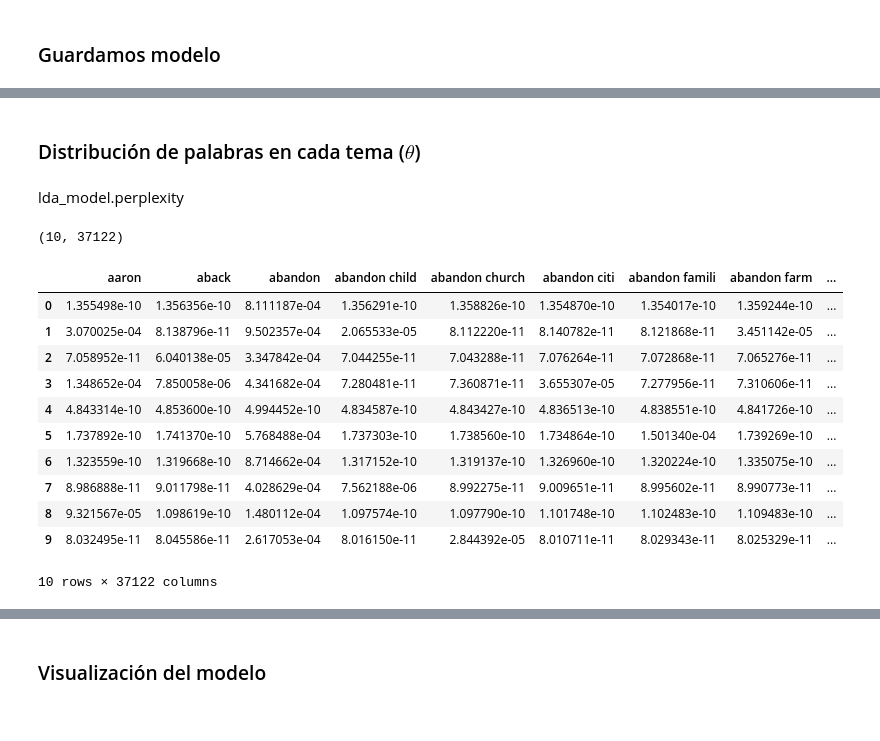
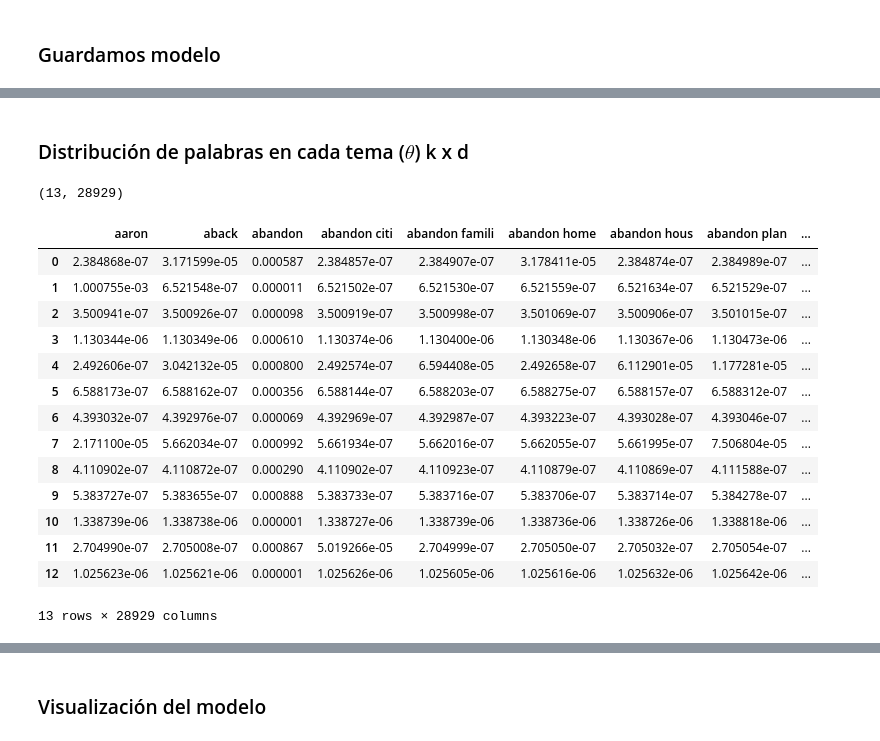
Before and after one commit to AnIsAsPe/Recomendaci-n-de-libros-usando-LDA, a Jupyter notebook: Notebooks/Recomendación_de_libros_usando_LDA.ipynb, the cells around one changed output, grey strips where cells are left out. Saved outputs shown, nothing was run; the diff lists cells and outputs as text; code cells hidden in the pictures.

```diff
--- a/Notebooks/Recomendación_de_libros_usando_LDA.ipynb
+++ b/Notebooks/Recomendación_de_libros_usando_LDA.ipynb
@@ -271,0 +202,7 @@ df.loc[12350,'Summary']
+# %%
+# Incluiremos en el dataset solamente resumentes con más de 30 palabras y menos de 1313 (sacrificando 7.5% de los datos)
+quantile_025 = datos['len Summary'].quantile(0.025)
+quantile_095 = datos['len Summary'].quantile(0.95)
+filtro = (datos['len Summary'] > quantile_025) & (datos['len Summary'] < quantile_095)
+df = datos[filtro].copy().reset_index(drop=True)
+df.shape
@@ -274,23 +213,24 @@ df.loc[12350,'Summary']
 # %% [markdown]
 ## Vectorización de textos
 # %%
+st = PorterStemmer()
+stop_words = re.compile(r'\b(' + r'|'.join(stopwords.words('english')) + r')\b\s*')
+
 def preprocesar(texto):
-  #convierte a minúsculas
-  texto = (texto).lower()
+      # Convierte a minúsculas
+      texto = (texto).lower()
 
-  #elimina stopwords
-  stop = re.compile(r'\b(' + r'|'.join(stopwords.words('english')) + r')\b\s*')
-  texto = stop.sub('', texto)
+      # Elimina stopwords
+      texto = stop_words.sub('', texto)
+      # Elimina puntuación y números
+      texto = re.sub('[^a-z]+', ' ', texto)
 
-  #Quitar puntuación y números
-  texto = re.sub('[^ña-z]+', ' ', texto)
+      # Normalización y eliminación palabras que tengan menos de tres caracteres
+      texto = texto.split()
+      stemmed_words = [st.stem(i) for i in texto if len(i)>2]
+      texto = ' '.join(stemmed_words)
 
-  #lematizar y quedarnos con palabras que tengan más de tres caracteres
-  st = PorterStemmer()
-  texto = texto.split()
-  texto = ' '.join([st.stem(i) for i in texto if len(i)>2])
-
-  return(texto)
+      return(texto)
 # %%
 df['Summary_pp'] = df['Summary'].apply(preprocesar)
 df.head()
@@ -354,0 +291,4 @@ pickle.dump(tuple_models, open (path + "tuple_model_books_k10.pkl", 'wb'))
+# %%
+import pickle
+path = '/content/drive/MyDrive/Modelos/modelosLDA/LDA Books/'
+lda_model, BOW, vectorizer = pickle.load(open(path + "tuple_model_books_k13.pkl", 'rb'))
@@ -359,4 +300,0 @@ lda_model.perplexity(BOW)
-# %%
-import pickle
-path = '/content/drive/MyDrive/Modelos/modelosLDA/LDA Books/'
-lda_model, BOW, vectorizer = pickle.load(open(path + "tuple_model_books_k10.pkl", 'rb'))
@@ -401,24 +337,26 @@ df_lda.head(2)
 # %% [markdown]
-### Distribución de palabras en cada tema ($\theta$)
+### Distribución de palabras en cada tema ($\theta$) k x d
-# %% [markdown]
-lda_model.perplexity
 # %%
-θs = pd.DataFrame(lda_model.exp_dirichlet_component_,
+word_distribution_topic = lda_model.components_ /lda_model.components_.sum(axis=1)[:, np.newaxis]
+θs = pd.DataFrame(word_distribution_topic,
                          columns=vocabulario)
 print(θs.shape)
 θs
 # %% [output]
-(10, 37122)
+(13, 28929)
-|  | aaron | aback | abandon | abandon child | abandon church | abandon citi | abandon famili | abandon farm | ... |
-| 0 | 1.355498e-10 | 1.356356e-10 | 8.111187e-04 | 1.356291e-10 | 1.358826e-10 | 1.354870e-10 | 1.354017e-10 | 1.359244e-10 | ... |
-| 1 | 3.070025e-04 | 8.138796e-11 | 9.502357e-04 | 2.065533e-05 | 8.112220e-11 | 8.140782e-11 | 8.121868e-11 | 3.451142e-05 | ... |
-| 2 | 7.058952e-11 | 6.040138e-05 | 3.347842e-04 | 7.044255e-11 | 7.043288e-11 | 7.076264e-11 | 7.072868e-11 | 7.065276e-11 | ... |
-| 3 | 1.348652e-04 | 7.850058e-06 | 4.341682e-04 | 7.280481e-11 | 7.360871e-11 | 3.655307e-05 | 7.277956e-11 | 7.310606e-11 | ... |
-| 4 | 4.843314e-10 | 4.853600e-10 | 4.994452e-10 | 4.834587e-10 | 4.843427e-10 | 4.836513e-10 | 4.838551e-10 | 4.841726e-10 | ... |
-| 5 | 1.737892e-10 | 1.741370e-10 | 5.768488e-04 | 1.737303e-10 | 1.738560e-10 | 1.734864e-10 | 1.501340e-04 | 1.739269e-10 | ... |
-| 6 | 1.323559e-10 | 1.319668e-10 | 8.714662e-04 | 1.317152e-10 | 1.319137e-10 | 1.326960e-10 | 1.320224e-10 | 1.335075e-10 | ... |
-| 7 | 8.986888e-11 | 9.011798e-11 | 4.028629e-04 | 7.562188e-06 | 8.992275e-11 | 9.009651e-11 | 8.995602e-11 | 8.990773e-11 | ... |
-| 8 | 9.321567e-05 | 1.098619e-10 | 1.480112e-04 | 1.097574e-10 | 1.097790e-10 | 1.101748e-10 | 1.102483e-10 | 1.109483e-10 | ... |
-| 9 | 8.032495e-11 | 8.045586e-11 | 2.617053e-04 | 8.016150e-11 | 2.844392e-05 | 8.010711e-11 | 8.029343e-11 | 8.025329e-11 | ... |
+|  | aaron | aback | abandon | abandon citi | abandon famili | abandon home | abandon hous | abandon plan | ... |
+| 0 | 2.384868e-07 | 3.171599e-05 | 0.000587 | 2.384857e-07 | 2.384907e-07 | 3.178411e-05 | 2.384874e-07 | 2.384989e-07 | ... |
+| 1 | 1.000755e-03 | 6.521548e-07 | 0.000011 | 6.521502e-07 | 6.521530e-07 | 6.521559e-07 | 6.521634e-07 | 6.521529e-07 | ... |
+| 2 | 3.500941e-07 | 3.500926e-07 | 0.000098 | 3.500919e-07 | 3.500998e-07 | 3.501069e-07 | 3.500906e-07 | 3.501015e-07 | ... |
+| 3 | 1.130344e-06 | 1.130349e-06 | 0.000610 | 1.130374e-06 | 1.130400e-06 | 1.130348e-06 | 1.130367e-06 | 1.130473e-06 | ... |
+| 4 | 2.492606e-07 | 3.042132e-05 | 0.000800 | 2.492574e-07 | 6.594408e-05 | 2.492658e-07 | 6.112901e-05 | 1.177281e-05 | ... |
+| 5 | 6.588173e-07 | 6.588162e-07 | 0.000356 | 6.588144e-07 | 6.588203e-07 | 6.588275e-07 | 6.588157e-07 | 6.588312e-07 | ... |
+| 6 | 4.393032e-07 | 4.392976e-07 | 0.000069 | 4.392969e-07 | 4.392987e-07 | 4.393223e-07 | 4.393028e-07 | 4.393046e-07 | ... |
+| 7 | 2.171100e-05 | 5.662034e-07 | 0.000992 | 5.661934e-07 | 5.662016e-07 | 5.662055e-07 | 5.661995e-07 | 7.506804e-05 | ... |
+| 8 | 4.110902e-07 | 4.110872e-07 | 0.000290 | 4.110902e-07 | 4.110923e-07 | 4.110879e-07 | 4.110869e-07 | 4.111588e-07 | ... |
+| 9 | 5.383727e-07 | 5.383655e-07 | 0.000888 | 5.383733e-07 | 5.383716e-07 | 5.383706e-07 | 5.383714e-07 | 5.384278e-07 | ... |
+| 10 | 1.338739e-06 | 1.338738e-06 | 0.000001 | 1.338727e-06 | 1.338739e-06 | 1.338736e-06 | 1.338726e-06 | 1.338818e-06 | ... |
+| 11 | 2.704990e-07 | 2.705008e-07 | 0.000867 | 5.019266e-05 | 2.704999e-07 | 2.705050e-07 | 2.705032e-07 | 2.705054e-07 | ... |
+| 12 | 1.025623e-06 | 1.025621e-06 | 0.000001 | 1.025626e-06 | 1.025605e-06 | 1.025616e-06 | 1.025632e-06 | 1.025642e-06 | ... |
-10 rows × 37122 columns
+13 rows × 28929 columns
 # %%
```
Also changed, not shown: parts of 43 cells of this notebook.
